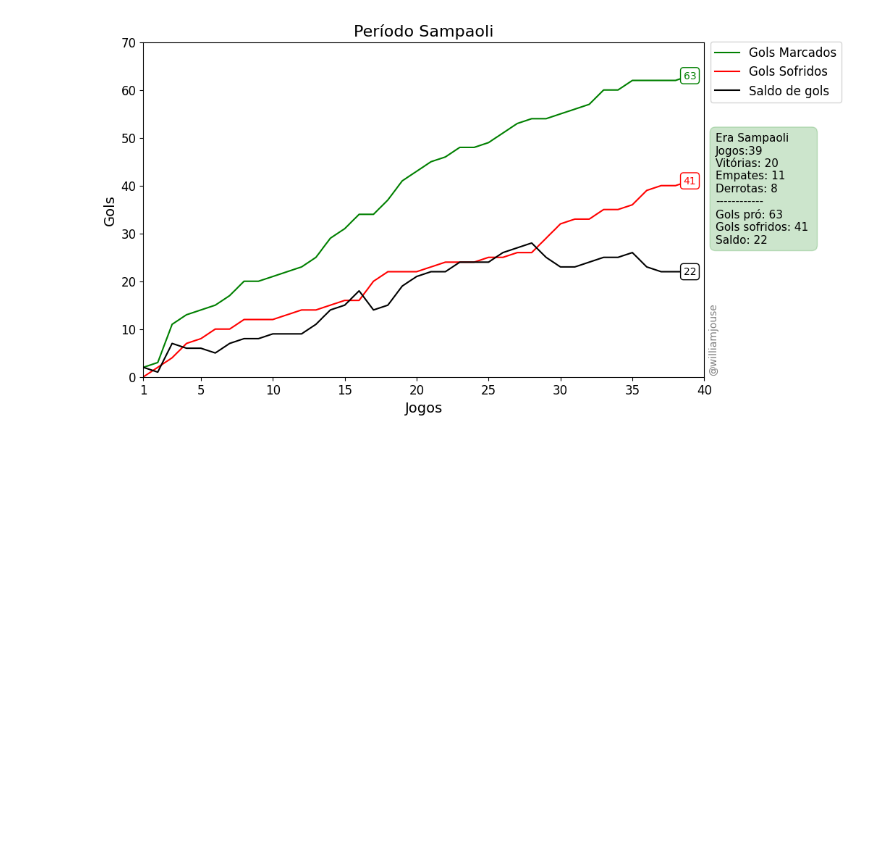
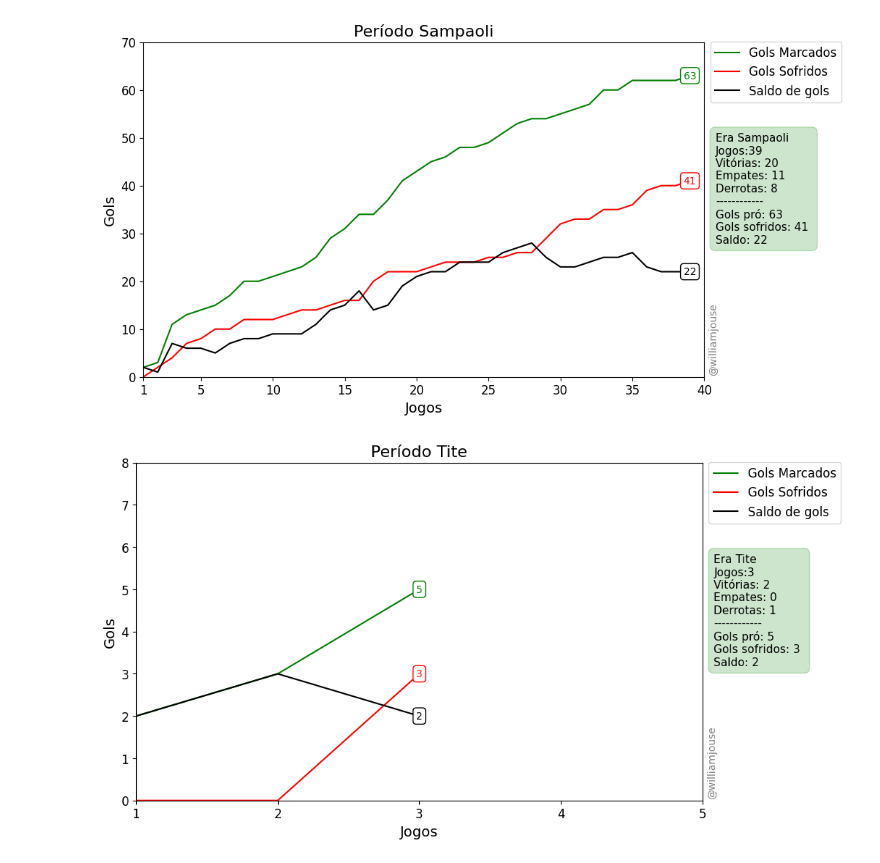
Before and after one commit to williamjouse/jogos-Flamengo-2023, a Jupyter notebook: notebooks/01-New_Analysis.ipynb, the cells around one changed output. Cells and saved outputs as stored; diff of their text form; code cells hidden in the pictures; blank space fills up the shorter version.

```diff
--- a/notebooks/01-New_Analysis.ipynb
+++ b/notebooks/01-New_Analysis.ipynb
@@ -541,6 +563,17 @@ Sampaoli_jogos['jogos_cumulativos'] = range(1, len(Sampaoli_jogos) + 1)
 Sampaoli_jogos['gols_marcados_acumulados'] = Sampaoli_jogos['gols_marcados'].cumsum()
 Sampaoli_jogos['gols_sofridos_acumulados'] = Sampaoli_jogos['gols_sofridos'].cumsum()
 Sampaoli_jogos['diferença_gols_acumulados'] = Sampaoli_jogos['gols_marcados_acumulados'] - Sampaoli_jogos['gols_sofridos_acumulados']
+
+
+Tite_jogos = Tite_time.copy()
+
+Tite_jogos = Tite_jogos.reset_index(drop=True)
+
+Tite_jogos['jogos_cumulativos'] = range(1, len(Tite_jogos) + 1)
+
+Tite_jogos['gols_marcados_acumulados'] = Tite_jogos['gols_marcados'].cumsum()
+Tite_jogos['gols_sofridos_acumulados'] = Tite_jogos['gols_sofridos'].cumsum()
+Tite_jogos['diferença_gols_acumulados'] = Tite_jogos['gols_marcados_acumulados'] - Tite_jogos['gols_sofridos_acumulados']
 # %%
 def obter_aproveitamento(row):
     if row == 'Vitória':
@@ -553,6 +586,10 @@ def obter_aproveitamento(row):
 Sampaoli_jogos['pontos'] = Sampaoli_jogos['resultado'].apply(obter_aproveitamento)
 
 Sampaoli_jogos['aproveitamento_acumulado'] = Sampaoli_jogos['pontos'].cumsum()
+
+Tite_jogos['pontos'] = Tite_jogos['resultado'].apply(obter_aproveitamento)
+
+Tite_jogos['aproveitamento_acumulado'] = Tite_jogos['pontos'].cumsum()
 # %%
 fig, ax = plt.subplots(figsize=(10, 6))
 
@@ -663,6 +700,72 @@ plt.savefig('figures/figure6.jpg', dpi = 300, bbox_inches='tight')
 plt.show()
 # %% [output]
 [figure]
+# %%
+fig, ax = plt.subplots(figsize=(10, 6))
+
+plt.title('Período Tite', fontsize=16)
+
+plt.plot(Tite_jogos['jogos_cumulativos'], Tite_jogos.gols_marcados.cumsum(), label='Gols Marcados', color='green')
+plt.plot(Tite_jogos['jogos_cumulativos'], Tite_jogos.gols_sofridos.cumsum(), label='Gols Sofridos', color='red')
+plt.plot(Tite_jogos['jogos_cumulativos'], Tite_jogos.gols_marcados.cumsum() - Tite_jogos.gols_sofridos.cumsum(), label='Saldo de gols', color='black')
+
+plt.ylim(0, 8)
+plt.xlim(1, 5)
+
+plt.ylabel('Gols', fontsize=14)
+plt.yticks(fontsize=12)
+
+plt.xlabel('Jogos', fontsize=14)
+plt.xticks(np.linspace(1, 5, 5), fontsize=12)
+
+plt.legend(bbox_to_anchor=(1.0, 1.0), loc='upper left', fontsize=14)
+
+
+plt.text(len(Tite_jogos.gols_marcados.cumsum()), Tite_jogos.gols_marcados.cumsum().iloc[-1], f'{Tite_jogos.gols_marcados.cumsum().iloc[-1]}',
+         ha='center', va='center', color='green', bbox=dict(facecolor='white', edgecolor='green', boxstyle='round,pad=0.3'),
+         fontsize=10)
+
+plt.text(len(Tite_jogos.gols_sofridos.cumsum()), Tite_jogos.gols_sofridos.cumsum().iloc[-1], f'{Tite_jogos.gols_sofridos.cumsum().iloc[-1]}',
+         ha='center', va='center', color='red', bbox=dict(facecolor='white', edgecolor='red', boxstyle='round,pad=0.3'),
+         fontsize=10)
+
+
+plt.text(len(Tite_jogos.gols_marcados.cumsum()), (Tite_jogos.gols_marcados.cumsum() - Tite_jogos.gols_sofridos.cumsum()).iloc[-1],
+         f'{(Tite_jogos.gols_marcados.cumsum() - Tite_jogos.gols_sofridos.cumsum()).iloc[-1]}',
+         ha='center', va='center', color='black', bbox=dict(facecolor='white', edgecolor='black', boxstyle='round,pad=0.3'),
+         fontsize=10)
+
+Tite_stats = '''Era Tite
+Jogos:{0}
+Vitórias: {1}
+Empates: {2}
+Derrotas: {3}
+------------
+Gols pró: {4}
+Gols sofridos: {5}
+Saldo: {6} '''.format(Tite_jogos.shape[0],
+                        Tite_jogos['resultado'].value_counts()[0],
+                        0,
+                        Tite_jogos['resultado'].value_counts()[1],
+                        Tite_jogos['gols_marcados'].sum(),
+                        Tite_jogos['gols_sofridos'].sum(),
+                        Tite_jogos['gols_marcados'].sum() - Tite_time['gols_sofridos'].sum())
+
+
+plt.text(1.02, 0.40, Tite_stats, transform=plt.gca().transAxes, fontsize=11,
+         bbox=dict(facecolor='g', edgecolor='g', alpha=.2, boxstyle='round, pad=0.5'))
+
+plt.figtext(.92, 0.28, '@williamjouse', ha='right', va='top', alpha=0.5, fontsize=10, rotation=90)
+
+plt.legend(bbox_to_anchor=(1.0, 1.02), loc='upper left', fontsize=12)
+
+
+plt.savefig('figures/figure7.jpg', dpi = 300, bbox_inches='tight')
+
+
+plt.show()
+# %% [output]
+[figure, added]
 # %%
 msk = stats.loc[stats.gols_sofridos >= 3]['id_match']
 pd.merge(jogos, msk, on = 'id_match' )
```
Also changed, not shown: parts of 14 cells of this notebook, 11 other files.
